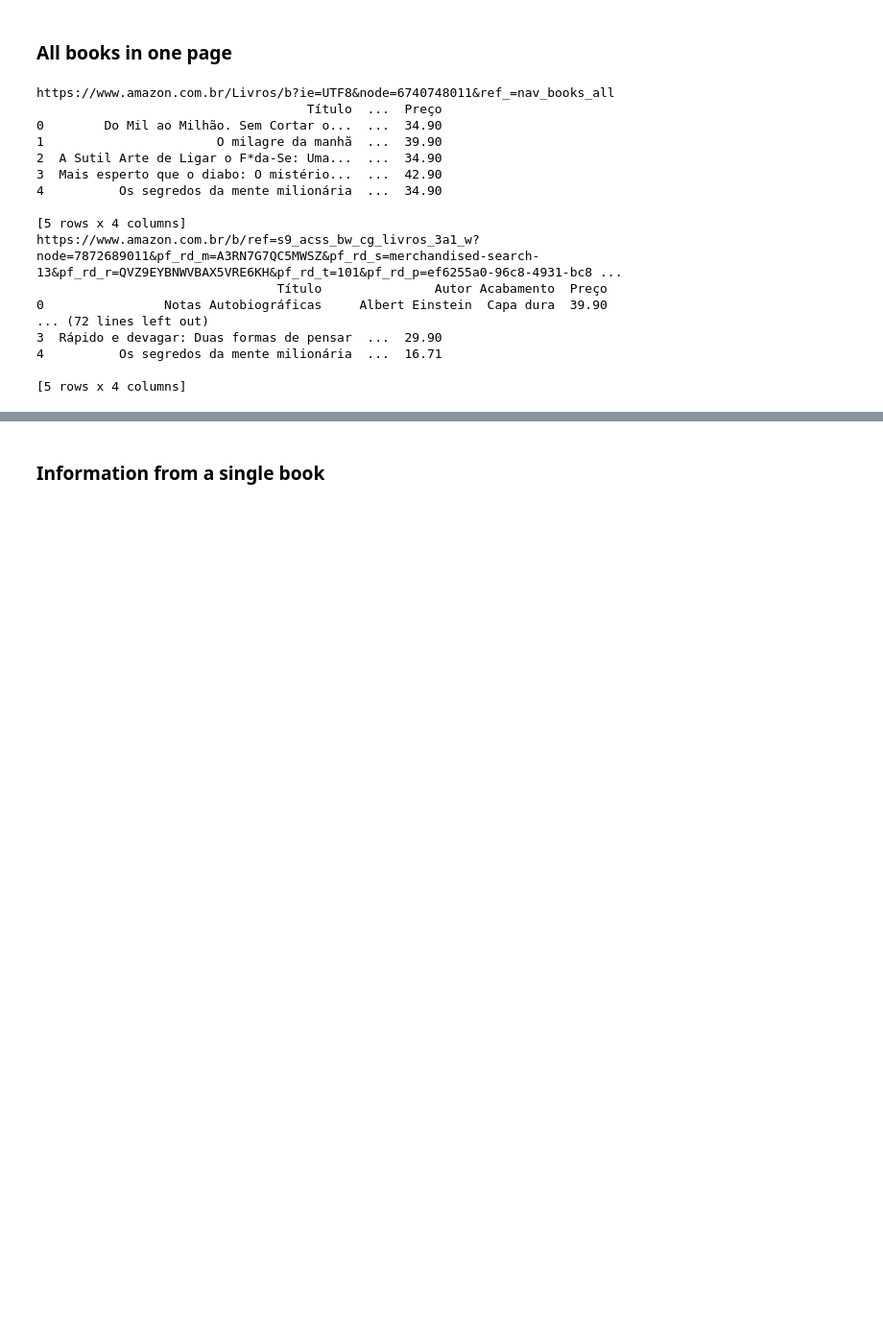
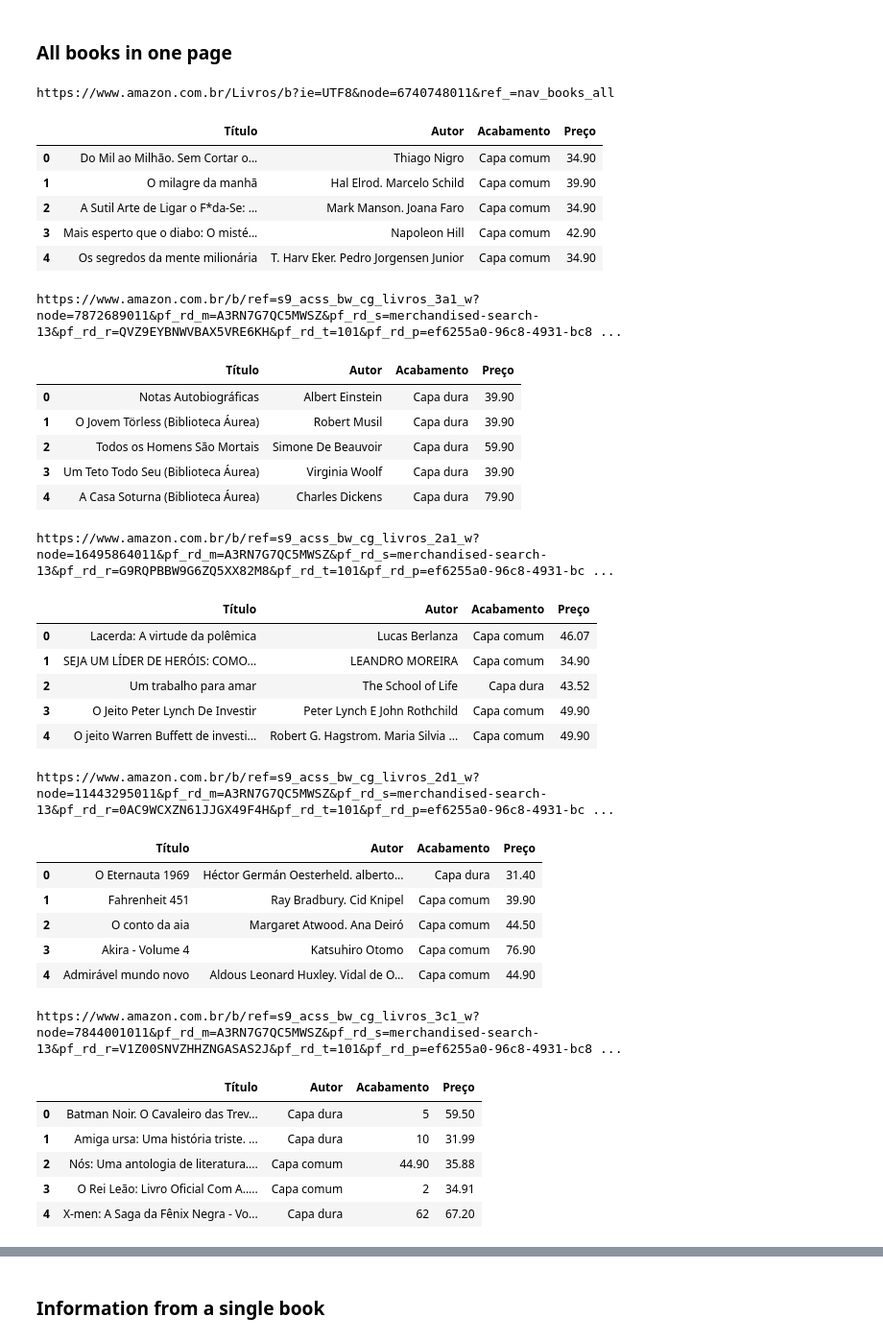
Before and after one commit to cmlins/recuperacaoDeInformacao, a Jupyter notebook: wrapper.ipynb, the cells around one changed output, grey strips where cells are left out. Shown: that part at 96% size. Saved outputs shown, nothing was run; the diff lists cells and outputs as text; code cells hidden in the pictures; blank space fills up the shorter version.

Commit message:
Amazon: finish?

```diff
--- a/wrapper.ipynb
+++ b/wrapper.ipynb
@@ -211,22 +211,41 @@ url_list = ['https://www.amazon.com.br/Livros/b?ie=UTF8&node=6740748011&ref_=nav
 # %%
 for url in url_list:
   print(url)
-  print(Amazon_col(url)[:5])
+  display(Amazon_col(url)[:5])
+  print('\n')
 # %% [output]
 https://www.amazon.com.br/Livros/b?ie=UTF8&node=6740748011&ref_=nav_books_all
-                                    Título  ...  Preço
-0        Do Mil ao Milhão. Sem Cortar o...  ...  34.90
-1                       O milagre da manhã  ...  39.90
-2  A Sutil Arte de Ligar o F*da-Se: Uma...  ...  34.90
-3  Mais esperto que o diabo: O mistério...  ...  42.90
-4          Os segredos da mente milionária  ...  34.90
-
-[5 rows x 4 columns]
-https://www.amazon.com.br/b/ref=s9_acss_bw_cg_livros_3a1_w?node=7872689011&pf_rd_m=A3RN7G7QC5MWSZ&pf_rd_s=merchandised-search-13&pf_rd_r=QVZ9EYBNWVBAX5VRE6KH&pf_rd_t=101&pf_rd_p=ef6255a0-96c8-4931-bc8 ...
-                                Título               Autor Acabamento  Preço
-0                Notas Autobiográficas     Albert Einstein  Capa dura  39.90
-... (72 lines left out)
-3  Rápido e devagar: Duas formas de pensar  ...  29.90
-4          Os segredos da mente milionária  ...  16.71
-
-[5 rows x 4 columns]
+|  | Título | Autor | Acabamento | Preço |
+| 0 | Do Mil ao Milhão. Sem Cortar o... | Thiago Nigro | Capa comum | 34.90 |
+| 1 | O milagre da manhã | Hal Elrod. Marcelo Schild | Capa comum | 39.90 |
+| 2 | A Sutil Arte de Ligar o F*da-Se: ... | Mark Manson. Joana Faro | Capa comum | 34.90 |
+| 3 | Mais esperto que o diabo: O misté... | Napoleon Hill | Capa comum | 42.90 |
+| 4 | Os segredos da mente milionária | T. Harv Eker. Pedro Jorgensen Junior | Capa comum | 34.90 |
+https://www.amazon.com.br/b/ref=s9_acss_bw_cg_livros_3a1_w?node=7872689011&pf_rd_m=A3RN7G7QC5MWSZ&pf_rd_s=merchandised-search-13&pf_rd_r=QVZ9EYBNWVBAX5VRE6KH&pf_rd_t=101&pf_rd_p=ef6255a0-96c8-4931-bc8 ...
+|  | Título | Autor | Acabamento | Preço |
+| 0 | Notas Autobiográficas | Albert Einstein | Capa dura | 39.90 |
+| 1 | O Jovem Törless (Biblioteca Áurea) | Robert Musil | Capa dura | 39.90 |
+| 2 | Todos os Homens São Mortais | Simone De Beauvoir | Capa dura | 59.90 |
+| 3 | Um Teto Todo Seu (Biblioteca Áurea) | Virginia Woolf | Capa dura | 39.90 |
+| 4 | A Casa Soturna (Biblioteca Áurea) | Charles Dickens | Capa dura | 79.90 |
+https://www.amazon.com.br/b/ref=s9_acss_bw_cg_livros_2a1_w?node=16495864011&pf_rd_m=A3RN7G7QC5MWSZ&pf_rd_s=merchandised-search-13&pf_rd_r=G9RQPBBW9G6ZQ5XX82M8&pf_rd_t=101&pf_rd_p=ef6255a0-96c8-4931-bc ...
+|  | Título | Autor | Acabamento | Preço |
+| 0 | Lacerda: A virtude da polêmica | Lucas Berlanza | Capa comum | 46.07 |
+| 1 | SEJA UM LÍDER DE HERÓIS: COMO... | LEANDRO MOREIRA | Capa comum | 34.90 |
+| 2 | Um trabalho para amar | The School of Life | Capa dura | 43.52 |
+| 3 | O Jeito Peter Lynch De Investir | Peter Lynch E John Rothchild | Capa comum | 49.90 |
+| 4 | O jeito Warren Buffett de investi... | Robert G. Hagstrom. Maria Silvia ... | Capa comum | 49.90 |
+https://www.amazon.com.br/b/ref=s9_acss_bw_cg_livros_2d1_w?node=11443295011&pf_rd_m=A3RN7G7QC5MWSZ&pf_rd_s=merchandised-search-13&pf_rd_r=0AC9WCXZN61JJGX49F4H&pf_rd_t=101&pf_rd_p=ef6255a0-96c8-4931-bc ...
+|  | Título | Autor | Acabamento | Preço |
+| 0 | O Eternauta 1969 | Héctor Germán Oesterheld. alberto... | Capa dura | 31.40 |
+| 1 | Fahrenheit 451 | Ray Bradbury. Cid Knipel | Capa comum | 39.90 |
+| 2 | O conto da aia | Margaret Atwood. Ana Deiró | Capa comum | 44.50 |
+| 3 | Akira - Volume 4 | Katsuhiro Otomo | Capa comum | 76.90 |
+| 4 | Admirável mundo novo | Aldous Leonard Huxley. Vidal de O... | Capa comum | 44.90 |
+https://www.amazon.com.br/b/ref=s9_acss_bw_cg_livros_3c1_w?node=7844001011&pf_rd_m=A3RN7G7QC5MWSZ&pf_rd_s=merchandised-search-13&pf_rd_r=V1Z00SNVZHHZNGASAS2J&pf_rd_t=101&pf_rd_p=ef6255a0-96c8-4931-bc8 ...
+|  | Título | Autor | Acabamento | Preço |
+| 0 | Batman Noir. O Cavaleiro das Trev... | Capa dura | 5 | 59.50 |
+| 1 | Amiga ursa: Uma história triste. ... | Capa dura | 10 | 31.99 |
+| 2 | Nós: Uma antologia de literatura.... | Capa comum | 44.90 | 35.88 |
+| 3 | O Rei Leão: Livro Oficial Com A..... | Capa comum | 2 | 34.91 |
+| 4 | X-men: A Saga da Fênix Negra - Vo... | Capa dura | 62 | 67.20 |
```
Also changed, not shown: parts of 11 cells of this notebook.
